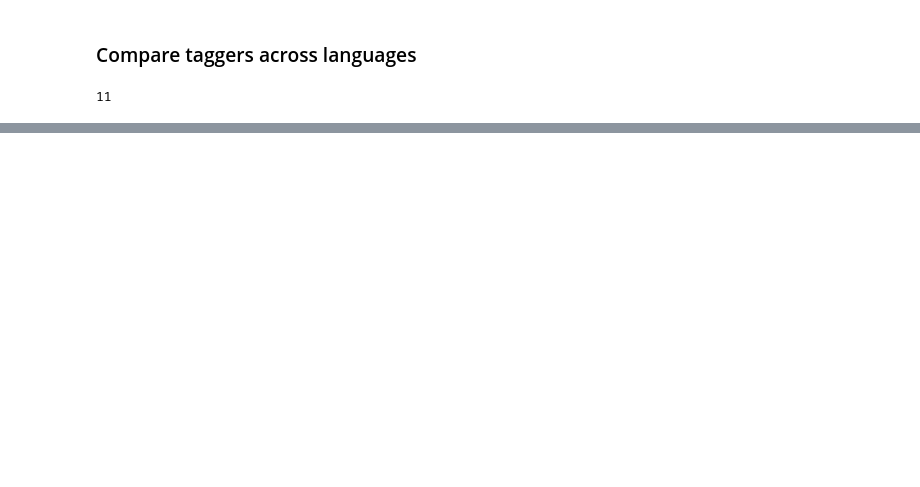
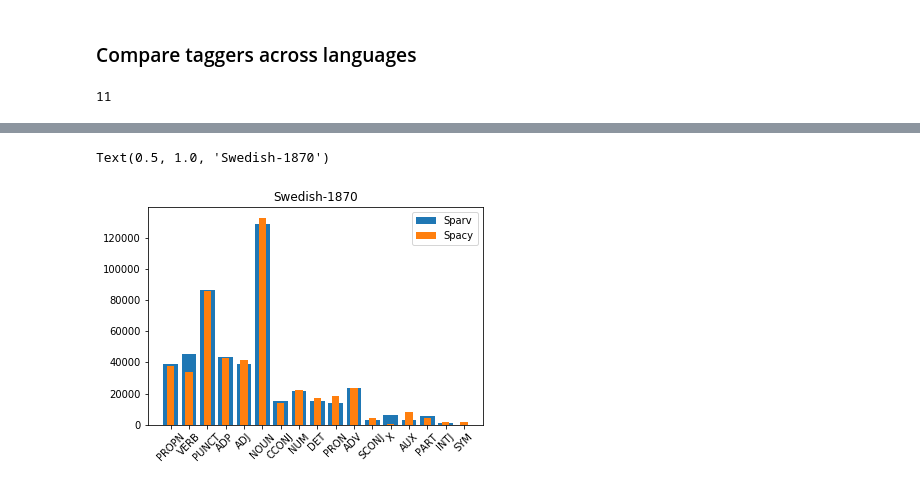
Before and after one commit to linnealovespie/scandinavian-languages, a Jupyter notebook: TaggerTest.ipynb, the cells around one changed output, grey strips where cells are left out. Cells and saved outputs as stored; diff of their text form; code cells hidden in the pictures; blank space fills up the shorter version.

```diff
--- a/TaggerTest.ipynb
+++ b/TaggerTest.ipynb
@@ -236,0 +391,11 @@ Finnish, 1771:   0.6685390123764982
+# %%
+file_path = os.path.join("/share/magpie/datasets/Swedish", "kubhist2","kubhist2-carlscronaswekoblad-1870.xml")
+counterSparv, counterSpacy = getPosDistrSwe(file_path)
+plt.bar(counterSparv.keys(), counterSparv.values(), label="Sparv")
+plt.bar(counterSpacy.keys(), counterSpacy.values(), width=0.4, label="Spacy")
+plt.xticks(rotation=45)
+plt.legend()
+plt.title("Swedish-1870")
+# %% [output]
+Text(0.5, 1.0, 'Swedish-1870')
+[figure, added]
```
Also changed, not shown: parts of 17 cells of this notebook, 1 other file.
